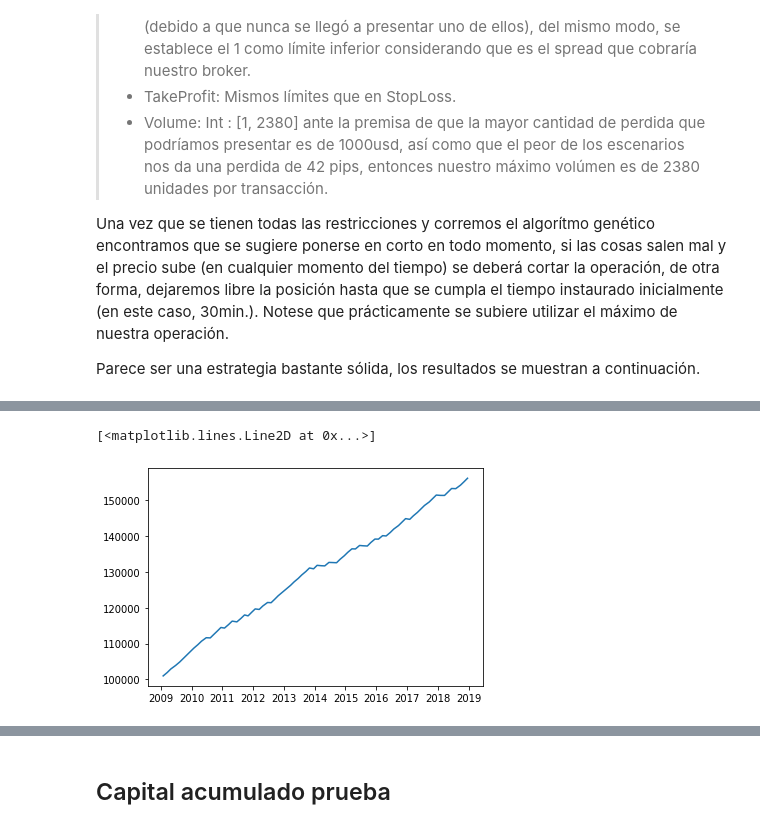
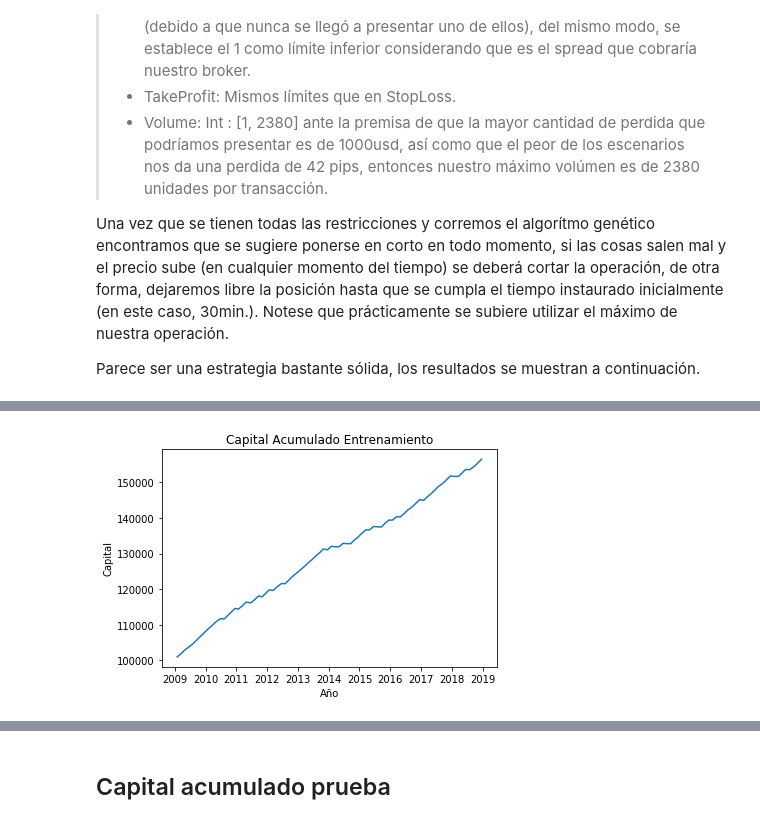
Before and after one commit to ferpinedot/ProyectoFinal_MST, a Jupyter notebook: Proyecto_equipo5.ipynb, the cells around one changed output, grey strips where cells are left out. Drawn from its saved outputs; the diff is of its cells as text; code cells hidden in the pictures.

Commit message:
entrenamiento

```diff
--- a/Proyecto_equipo5.ipynb
+++ b/Proyecto_equipo5.ipynb
@@ -972,9 +1043,8 @@ df_entrenamiento
 80 rows × 7 columns
-# %%
-plt.plot(df_entrenamiento['capital acumulado'])
-# %% [output]
-[<matplotlib.lines.Line2D at 0x...>]
-[figure, removed]
+# %%
+vn.capital_entrenamiento(df_entrenamiento)
+# %% [output]
+[figure, added]
 # %%
 df_prueba = fn.f_df_backtest(testing_data, testing_clasification, df_decisiones)
 df_prueba
```
Also changed, not shown: parts of 33 cells of this notebook.
